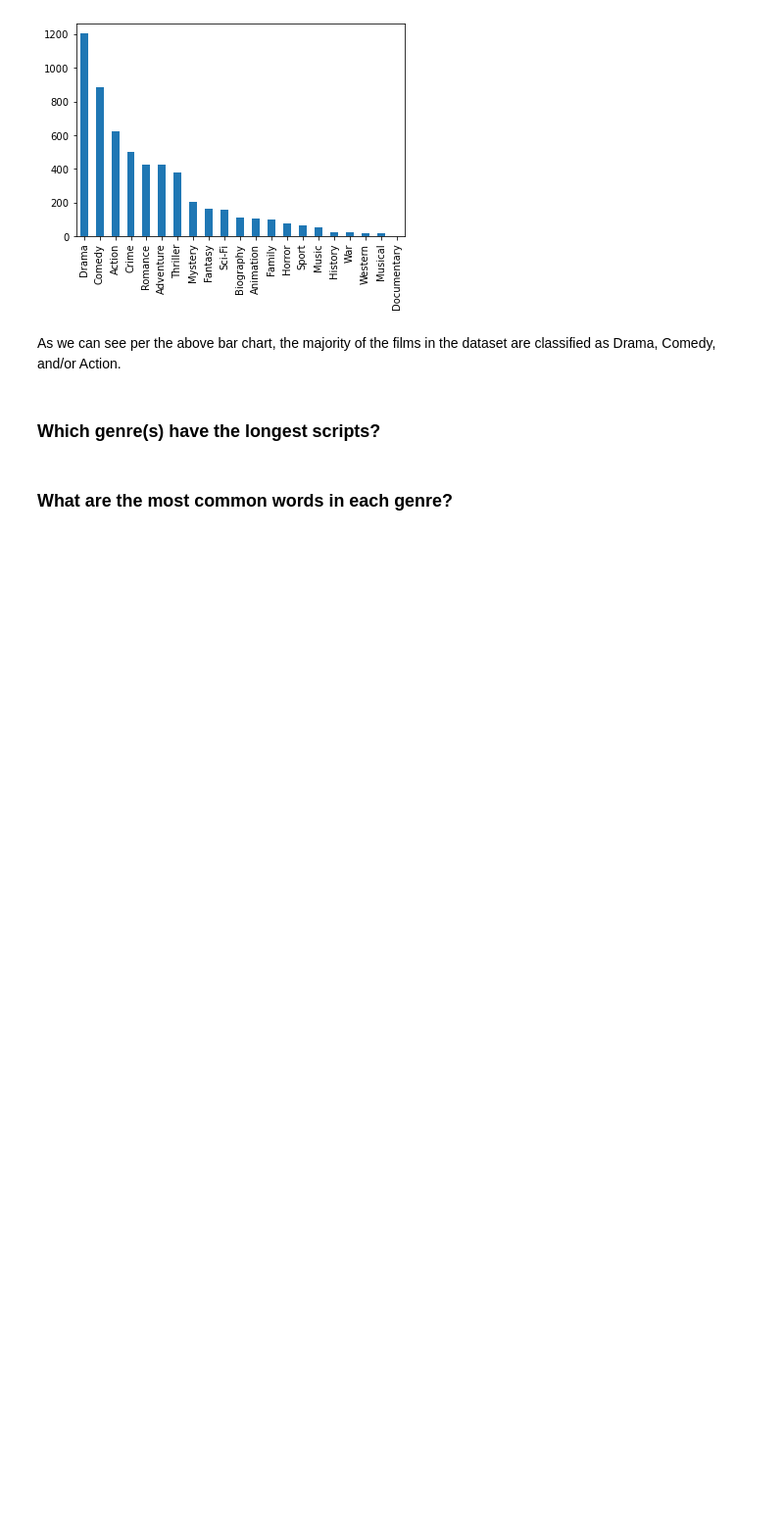
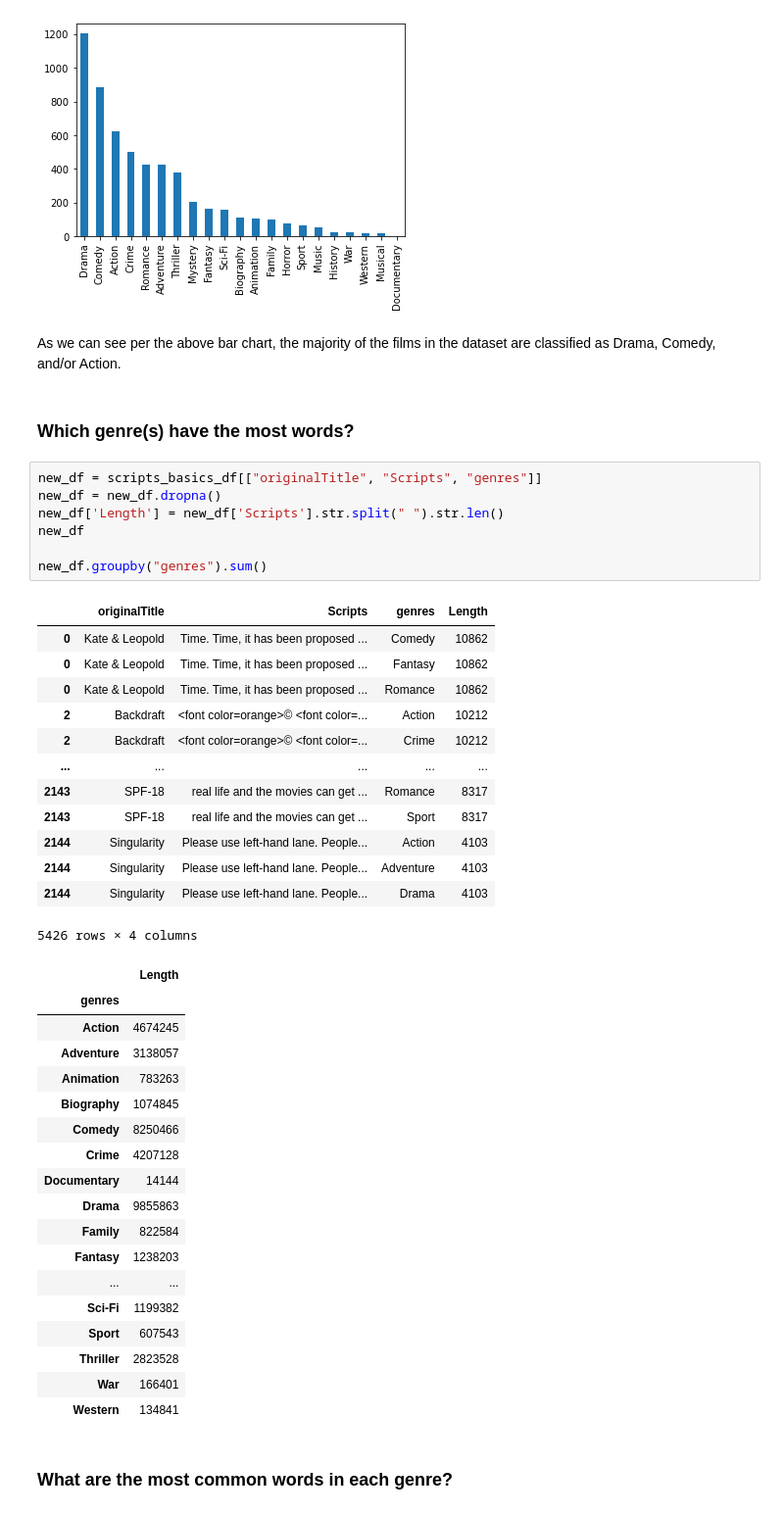
Before and after one commit to kotooriiii/CS105-Project, a Jupyter notebook: ProjectMain.ipynb, the cells around one changed output. Shown at 98% size. Drawn from its saved outputs; the diff is of its cells as text; blank space fills up the shorter version.

Commit message:
added script length for each genre

```diff
--- a/ProjectMain.ipynb
+++ b/ProjectMain.ipynb
@@ -164,7 +164,46 @@ Name: genres, dtype: int64
 # %% [markdown]
 As we can see per the above bar chart, the majority of the films in the dataset are classified as Drama, Comedy, and/or Action.
 # %% [markdown]
-### Which genre(s) have the longest scripts?
+### Which genre(s) have the most words?
+# %%
+new_df = scripts_basics_df[["originalTitle", "Scripts", "genres"]]
+new_df = new_df.dropna()
+new_df['Length'] = new_df['Scripts'].str.split(" ").str.len()
+new_df
+
+new_df.groupby("genres").sum()
+# %% [output]
+|  | originalTitle | Scripts | genres | Length |
+| 0 | Kate & Leopold | Time. Time, it has been proposed ... | Comedy | 10862 |
+| 0 | Kate & Leopold | Time. Time, it has been proposed ... | Fantasy | 10862 |
+| 0 | Kate & Leopold | Time. Time, it has been proposed ... | Romance | 10862 |
+| 2 | Backdraft | <font color=orange>© <font color=... | Action | 10212 |
+| 2 | Backdraft | <font color=orange>© <font color=... | Crime | 10212 |
+| ... | ... | ... | ... | ... |
+| 2143 | SPF-18 | real life and the movies can get ... | Romance | 8317 |
+| 2143 | SPF-18 | real life and the movies can get ... | Sport | 8317 |
+| 2144 | Singularity | Please use left-hand lane. People... | Action | 4103 |
+| 2144 | Singularity | Please use left-hand lane. People... | Adventure | 4103 |
+| 2144 | Singularity | Please use left-hand lane. People... | Drama | 4103 |
+5426 rows × 4 columns
+|  | Length |
+| genres |  |
+| Action | 4674245 |
+| Adventure | 3138057 |
+| Animation | 783263 |
+| Biography | 1074845 |
+| Comedy | 8250466 |
+| Crime | 4207128 |
+| Documentary | 14144 |
+| Drama | 9855863 |
+| Family | 822584 |
+| Fantasy | 1238203 |
+| ... | ... |
+| Sci-Fi | 1199382 |
+| Sport | 607543 |
+| Thriller | 2823528 |
+| War | 166401 |
+| Western | 134841 |
 # %% [markdown]
 ### What are the most common words in each genre?
 # %%
```
Also changed, not shown: parts of 1 cell of this notebook.
